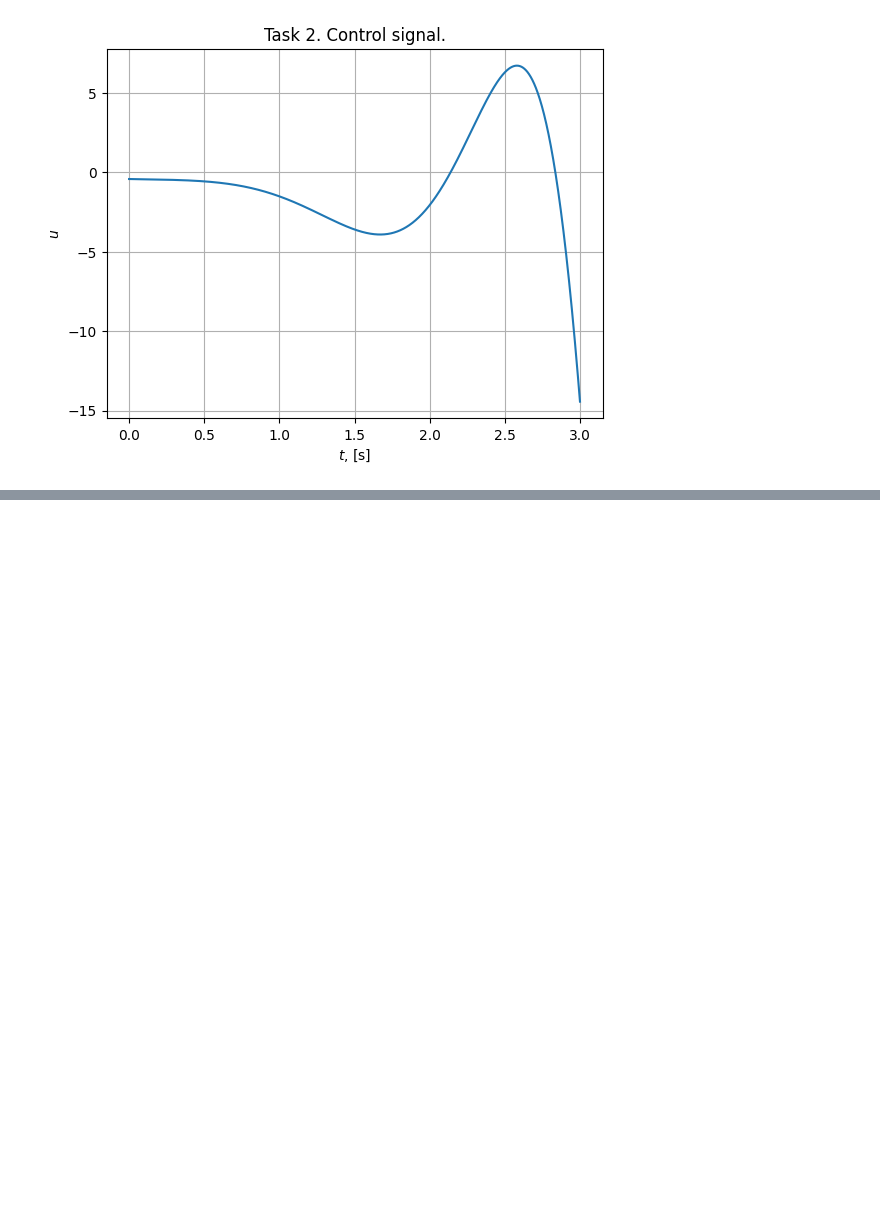
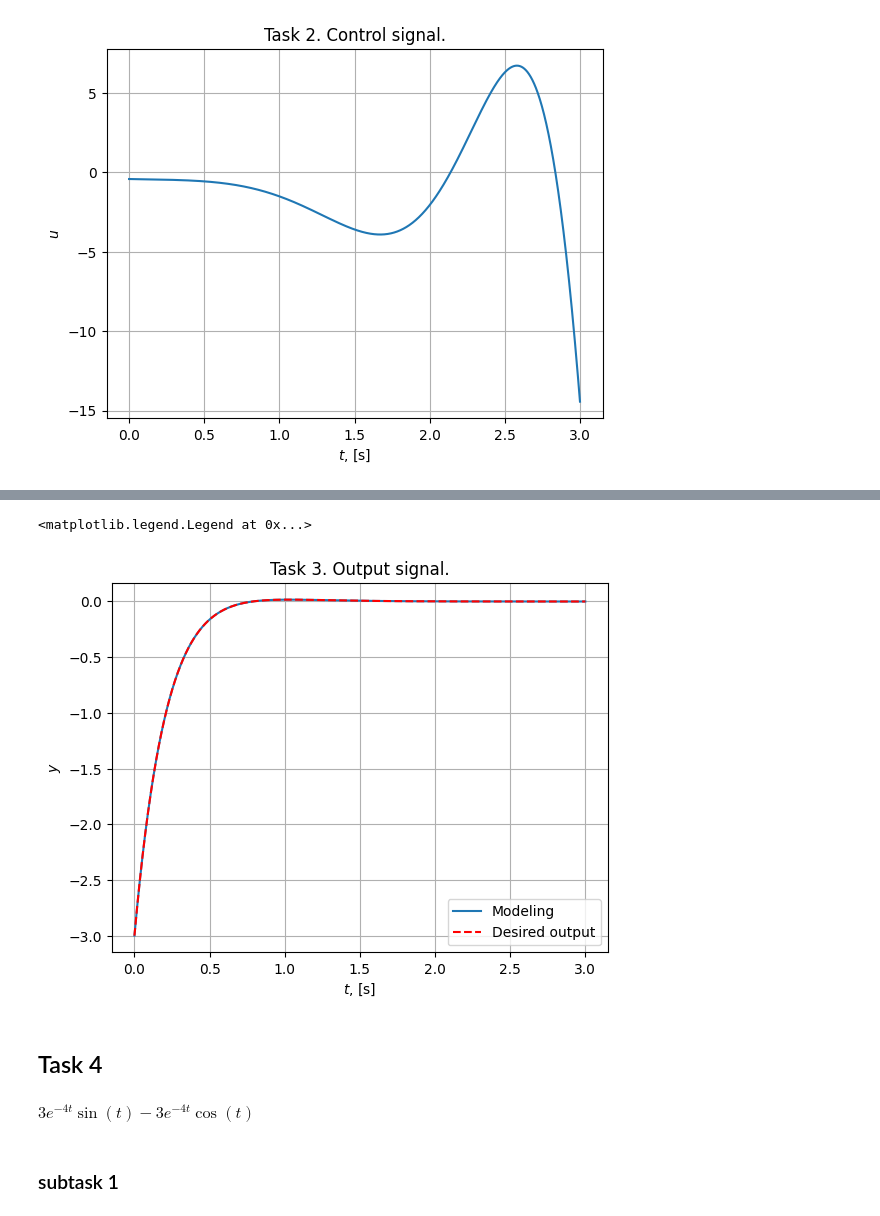
Before and after one commit to diuzhevVlad/control-theory-itmo-2023-2024, a Jupyter notebook: Lab7/Lab7.ipynb, the cells around one changed output, grey strips where cells are left out. Cells and saved outputs as stored; diff of their text form; code cells hidden in the pictures; blank space fills up the shorter version.

```diff
--- a/Lab7/Lab7.ipynb
+++ b/Lab7/Lab7.ipynb
@@ -337,0 +478,15 @@ plt.grid()
+# %%
+y_func = lambdify(t,y,"numpy")
+# %%
+plt.plot(time_3,sys_out_3.outputs,label="Modeling")
+plt.plot(time_3,y_func(time_3),"r--",label="Desired output")
+plt.title("Task 3. Output signal.")
+plt.xlabel(f"$t$, [s]")
+plt.ylabel(f"$y$")
+plt.grid()
+plt.legend()
+# %% [output]
+<matplotlib.legend.Legend at 0x...>
+[figure, added]
+# %% [markdown]
+## Task 4
@@ -337,0 +503,6 @@ plt.grid()
+# %%
+y
+# %% [output]
+$\displaystyle 3 e^{- 4 t} \sin{\left(t \right)} - 3 e^{- 4 t} \cos{\left(t \right)}$
+# %% [markdown]
+### subtask 1
```
Also changed, not shown: parts of 71 cells of this notebook.
